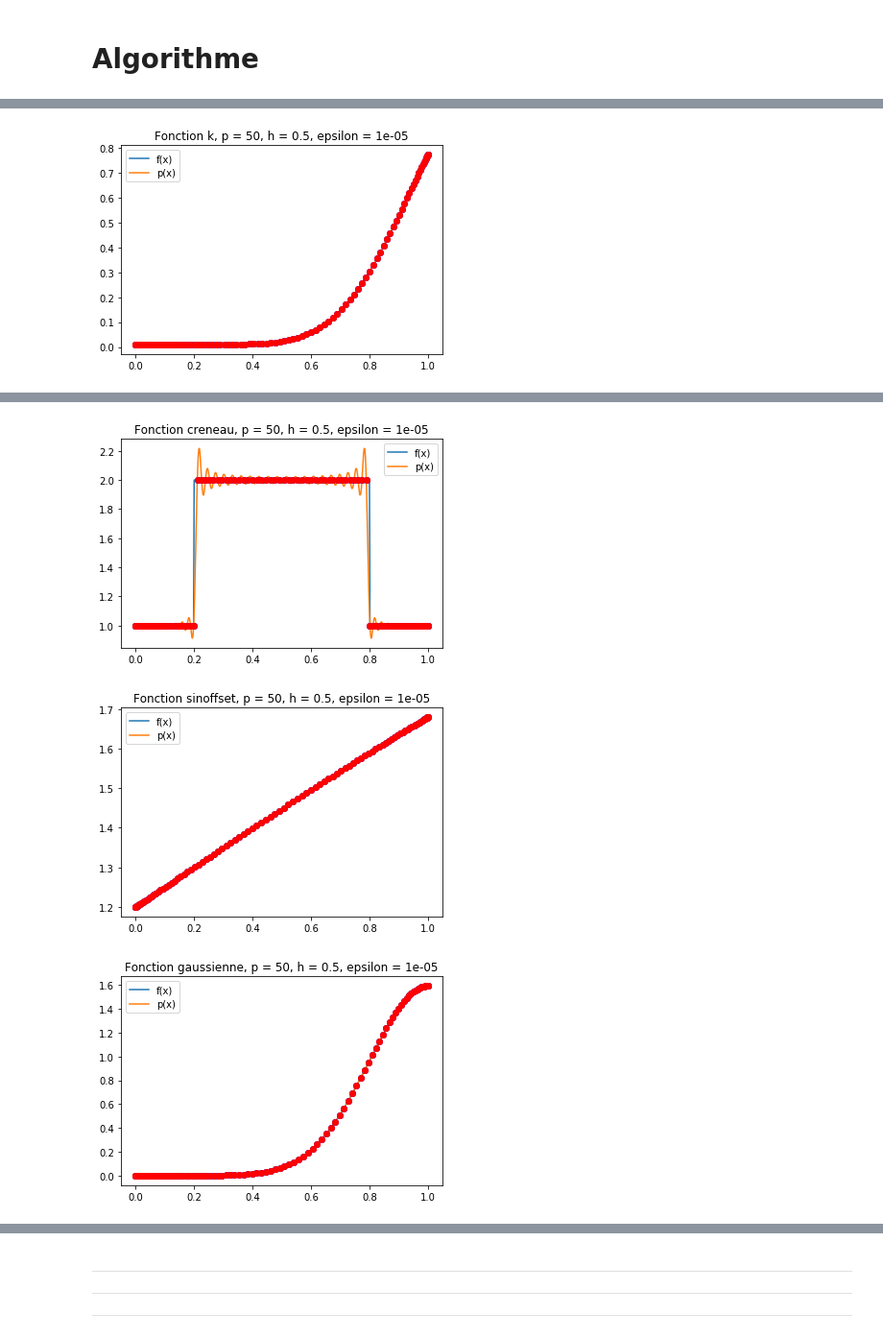
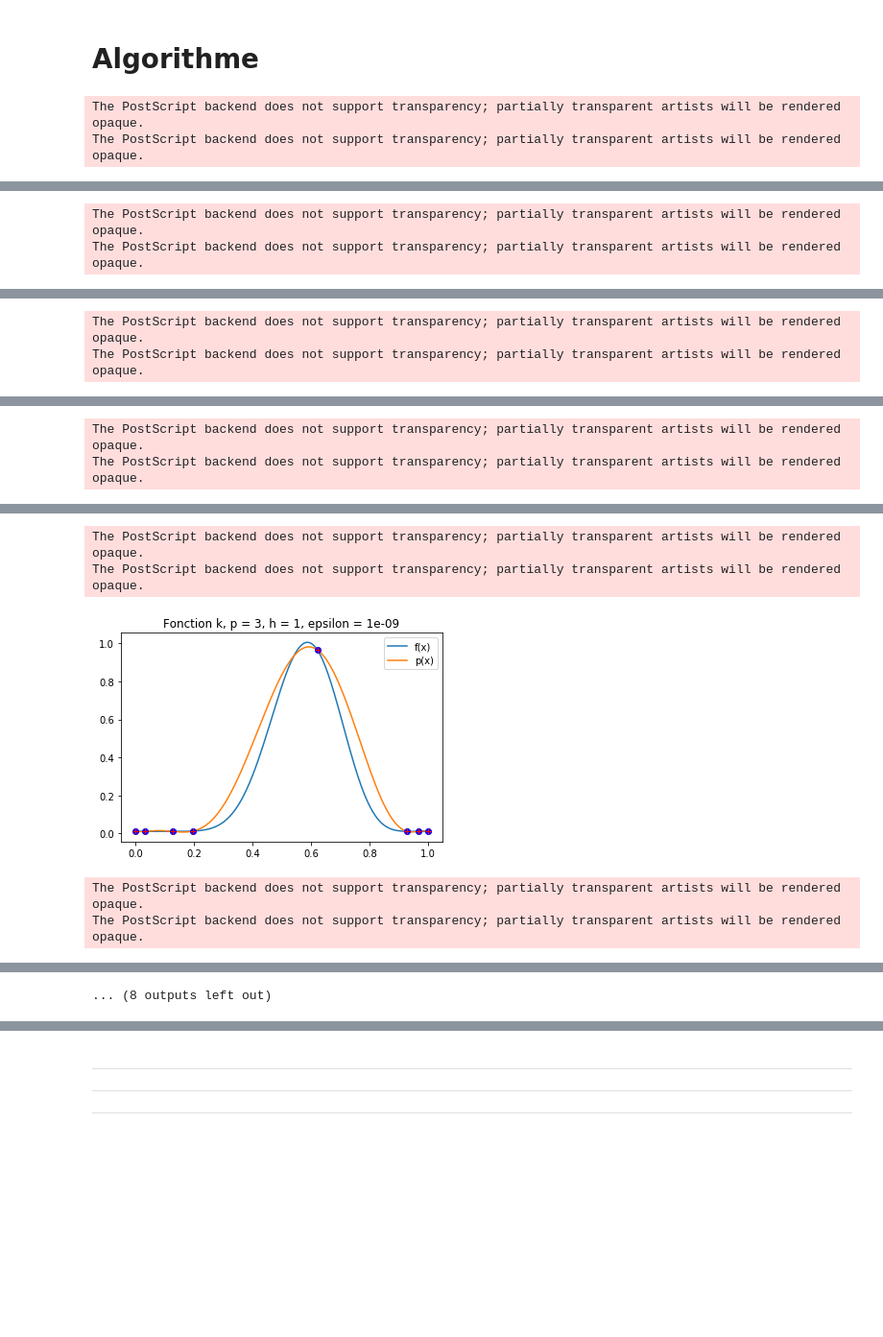
Before and after one commit to gerier/GestionDeProjet4A, a Jupyter notebook: Projet-n=2p+1.ipynb, the cells around one changed output, grey strips where cells are left out. Shown at 96% size. Drawn from its saved outputs; the diff is of its cells as text; code cells hidden in the pictures; blank space fills up the shorter version.

```diff
--- a/Projet-n=2p+1.ipynb
+++ b/Projet-n=2p+1.ipynb
@@ -214,7 +214,7 @@ def Newton_Raphson (p,f,h,epsilon,s=None,eps=1e-12,itermax=100):
     err=2*eps
     Residus = []
 
-    while err > eps and itermax > k :
+    while 20 > k :#and err > eps :
         X0 = np.copy(X)
         #print(f_theta(X,p,f,h,epsilon))
         d = npl.solve(Jp(p,f,h,X,epsilon),f_theta(X,p,f,h,epsilon))
@@ -232,10 +232,15 @@ def pn(x,ap,bp):
     #retourne le polynome à partir de la décompo de Lukas
     return x * ap**2 + (1-x) * bp**2
 
-def approxh(x,p,f,h,epsilon,s=None):
+def approxh(x,p,f,h,epsilon,s=None,ResidusNewton=None):
     #X = sco.fsolve(f_theta,np.array([1/4,3/4]), args=(p,f,h,epsilon))
     #X = S(p,epsi,X)
     X,itermax,residus = Newton_Raphson(p,f,h,epsilon,s)
+    if ResidusNewton is not None and ResidusNewton != 0:
+        plt.plot(residus)
+        name = str(f).split(' ')
+        plt.title("Fonction "+name[1]+", p = "+str(p)+", h = "+str(h)+", epsilon = "+str(epsilon))
+        plt.show()
     X  = np.concatenate(( X[:p],[1],[0],X[p:]))
 
     ap = a_alpha(p,f,h,X[:p+1],x,epsilon)
@@ -243,9 +248,9 @@ def approxh(x,p,f,h,epsilon,s=None):
 
     return pn(x,ap,bp),X
 # %%
-def test_approx(p,f,h,epsilon,affichage=None,s=None):
+def test_approx(p,f,h,epsilon,affichage=None,s=None,ResidusNewton=None):
     x = np.linspace(0,1,501)
-    px, interp = approxh(x,p,f,h,epsilon,s)
+    px, interp = approxh(x,p,f,h,epsilon,s,ResidusNewton)
 
     Ap = a_alpha(p,f,h,interp[:p+1],interp,epsilon)
     Bp = b_beta(p,f,h,interp[p+1:],interp,epsilon)
@@ -256,19 +261,22 @@ def test_approx(p,f,h,epsilon,affichage=None,s=None):
         plt.plot(x,fx,label="f(x)")
         plt.plot(x,px,label="p(x)")
         plt.plot(interp,f(interp,h),'ob')
-        plt.plot(interp, pn(interp,Ap,Bp),'or')
+        plt.plot(interp, pn(interp,Ap,Bp),'+r')
         plt.legend()
         name = str(f).split(' ')
         plt.title("Fonction "+name[1]+", p = "+str(p)+", h = "+str(h)+", epsilon = "+str(epsilon))
         plt.savefig("Fonction "+name[1]+", p = "+str(p)+", h = "+str(h)+", epsilon = "+str(epsilon)+".eps", format='eps')
+        plt.savefig("Fonction "+name[1]+", p = "+str(p)+", h = "+str(h)+", epsilon = "+str(epsilon)+".png", format='png')
         plt.show()
 
     return px,fx
 # %%
-h = 1/2
-p = 50
-epsilon=1e-5
+h = 1
+p = 3
+epsilon=1e-9
 
 for fonctions in fonctions_test :
-    test_approx(p,fonctions,h,epsilon,affichage=1,s=1)
+    px,fx = test_approx(p,fonctions,h,epsilon,affichage=1,s=1)
 # %% [output]
+The PostScript backend does not support transparency; partially transparent artists will be rendered opaque.
+The PostScript backend does not support transparency; partially transparent artists will be rendered opaque.
@@ -275,0 +284,2 @@ for fonctions in fonctions_test :
+The PostScript backend does not support transparency; partially transparent artists will be rendered opaque.
+The PostScript backend does not support transparency; partially transparent artists will be rendered opaque.
@@ -276,0 +287,2 @@ for fonctions in fonctions_test :
+The PostScript backend does not support transparency; partially transparent artists will be rendered opaque.
+The PostScript backend does not support transparency; partially transparent artists will be rendered opaque.
@@ -277,0 +290,2 @@ for fonctions in fonctions_test :
+The PostScript backend does not support transparency; partially transparent artists will be rendered opaque.
+The PostScript backend does not support transparency; partially transparent artists will be rendered opaque.
@@ -279 +293,5 @@ for fonctions in fonctions_test :
+The PostScript backend does not support transparency; partially transparent artists will be rendered opaque.
+The PostScript backend does not support transparency; partially transparent artists will be rendered opaque.
-[figure, old version]
+[figure, new version]
+The PostScript backend does not support transparency; partially transparent artists will be rendered opaque.
+The PostScript backend does not support transparency; partially transparent artists will be rendered opaque.
@@ -281,3 +298,0 @@ for fonctions in fonctions_test :
-[figure, removed]
-[figure, removed]
-[figure, removed]
@@ -284,0 +299 @@ for fonctions in fonctions_test :
+... (8 outputs left out)
```
Also changed, not shown: parts of 20 cells of this notebook, 1 other file.
